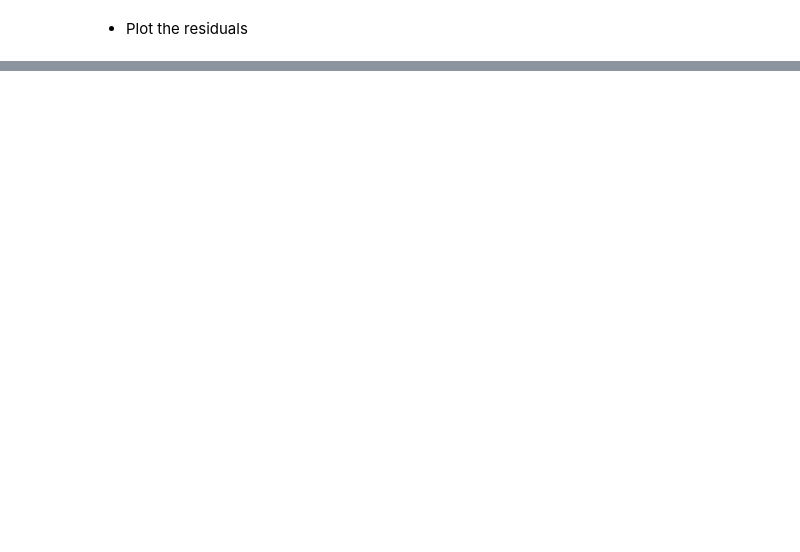
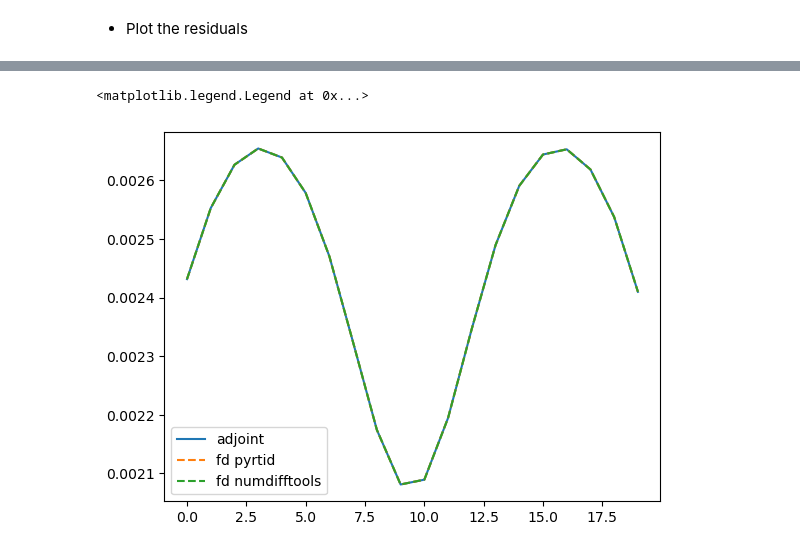
Before and after one commit to antoinecollet5/pyrtid, a Jupyter notebook: devs/chemistry_derivation_with_linear_transport_2_eqs_v2_fpi.ipynb, the cells around one changed output, grey strips where cells are left out. Drawn from its saved outputs; the diff is of its cells as text; code cells hidden in the pictures; blank space fills up the shorter version.

```diff
--- a/devs/chemistry_derivation_with_linear_transport_2_eqs_v2_fpi.ipynb
+++ b/devs/chemistry_derivation_with_linear_transport_2_eqs_v2_fpi.ipynb
@@ -814,0 +891,8 @@ plt.legend()
+# %%
+plt.plot(adjoint_init_conc_gradient, label="adjoint")
+plt.plot(fd_init_conc_gradient_pyrtid, label="fd pyrtid", linestyle="--")
+plt.plot(fd_init_conc_gradient_numdifftools, label="fd numdifftools", linestyle="--")
+plt.legend()
+# %% [output]
+<matplotlib.legend.Legend at 0x...>
+[figure, added]
```
Also changed, not shown: parts of 23 cells of this notebook.
